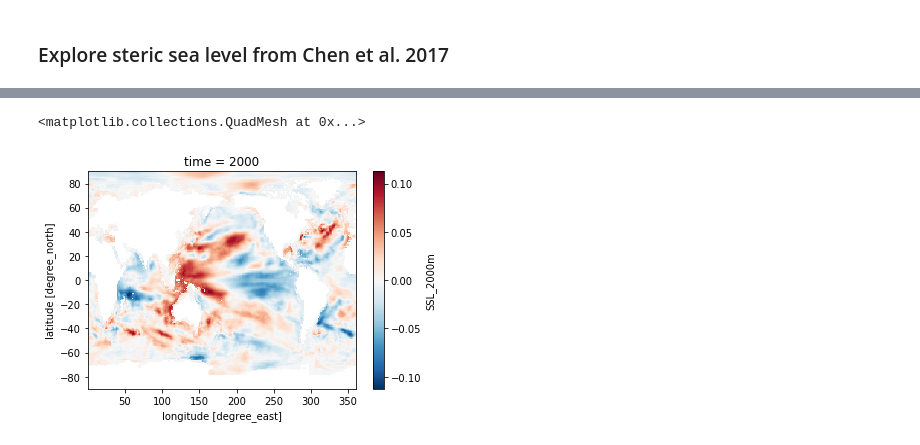
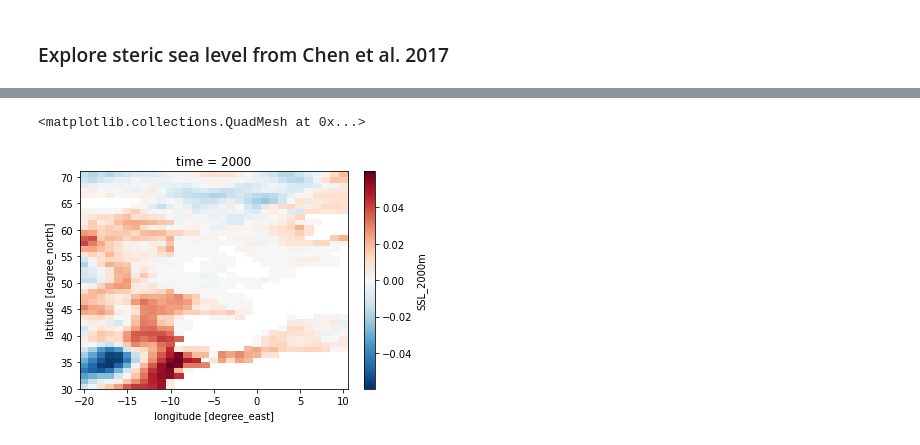
Before and after one commit to Jacobiaan/SLBudget, a Jupyter notebook: notebooks/Steric.ipynb, the cells around one changed output, grey strips where cells are left out. Drawn from its saved outputs; the diff is of its cells as text; code cells hidden in the pictures.

```diff
--- a/notebooks/Steric.ipynb
+++ b/notebooks/Steric.ipynb
@@ -263,7 +263,7 @@ Data variables:
     SSL_300m   (time, lat, lon) float32 ...
     SSL_100m   (time, lat, lon) float32 ...
 # %%
-IAP_ds.SSL_2000m.sel(time=2000).plot()
+IAP_ds.SSL_2000m.sel(time=2000,lat=slice(30.5,70.5),lon=slice(-20,10)).plot()
 # %% [output]
 <matplotlib.collections.QuadMesh at 0x...>
-[figure, old version]
+[figure, new version]
```
Also changed, not shown: parts of 5 cells of this notebook, 2 other files.
